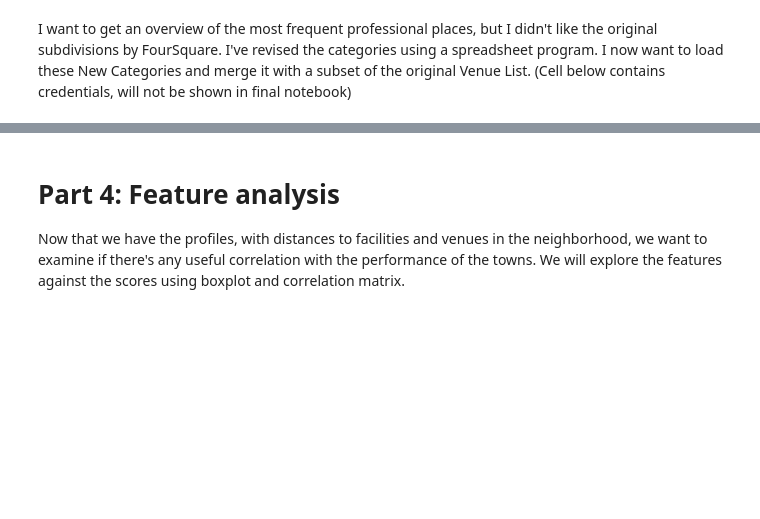
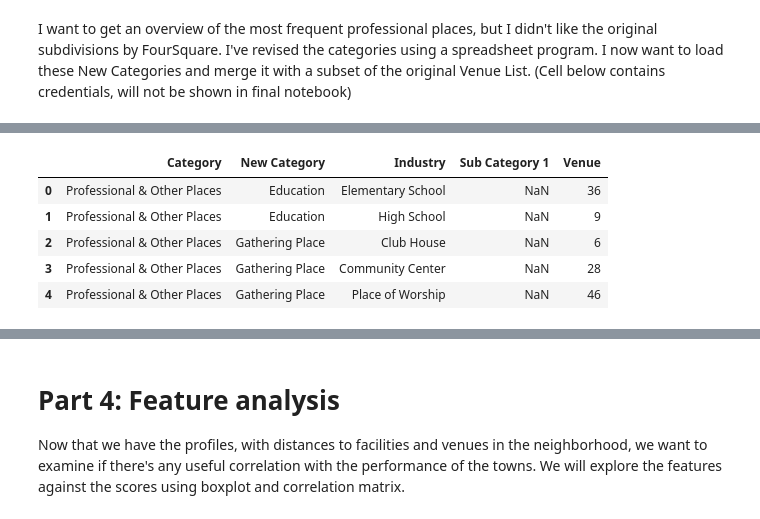
Before and after one commit to LauLau85/Coursera_Capstone, a Jupyter notebook: A Comparison of Rural Towns in the Netherlands.ipynb, the cells around one changed output, grey strips where cells are left out. Cells and saved outputs as stored; diff of their text form; code cells hidden in the pictures; blank space fills up the shorter version.

```diff
--- a/A Comparison of Rural Towns in the Netherlands.ipynb
+++ b/A Comparison of Rural Towns in the Netherlands.ipynb
@@ -3028,0 +3034,10 @@ SRT_Business.head()
+# %%
+SRT_Business2 = SRT_Business.replace('None', np.nan)
+SRT_Business2.head()
+# %% [output]
+|  | Category | New Category | Industry | Sub Category 1 | Venue |
+| 0 | Professional & Other Places | Education | Elementary School | NaN | 36 |
+| 1 | Professional & Other Places | Education | High School | NaN | 9 |
+| 2 | Professional & Other Places | Gathering Place | Club House | NaN | 6 |
+| 3 | Professional & Other Places | Gathering Place | Community Center | NaN | 28 |
+| 4 | Professional & Other Places | Gathering Place | Place of Worship | NaN | 46 |
```
Also changed, not shown: parts of 6 cells of this notebook.
